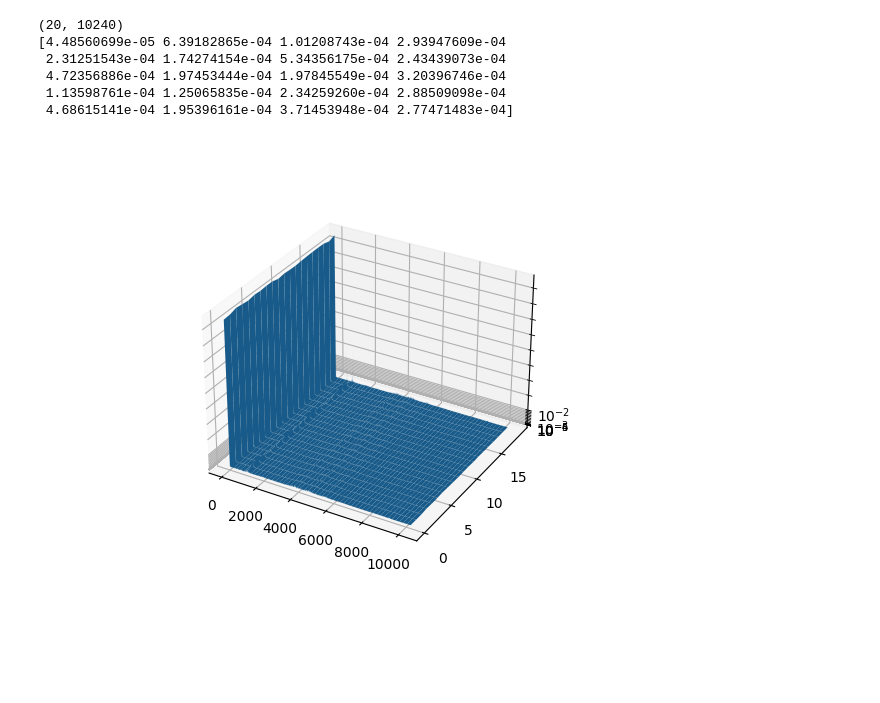
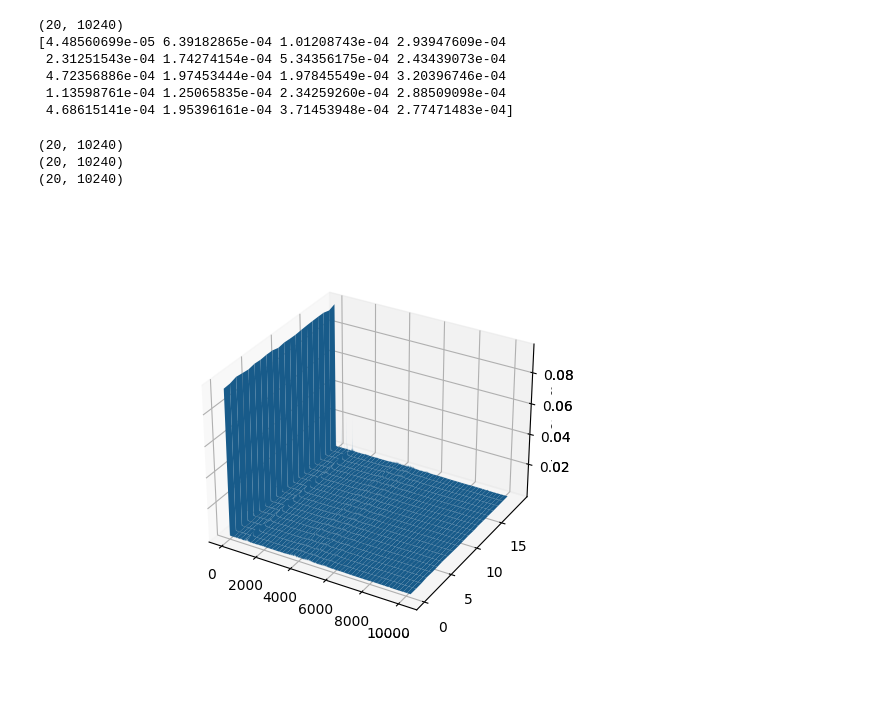
Before and after one commit to arielpriarone/Thesis, a Jupyter notebook: notebooks/001-test-ims-data.ipynb, the cells around one changed output. Drawn from its saved outputs; the diff is of its cells as text; code cells hidden in the pictures; blank space fills up the shorter version.

Commit message:
first workind 3d plot with real data

```diff
--- a/notebooks/001-test-ims-data.ipynb
+++ b/notebooks/001-test-ims-data.ipynb
@@ -50,16 +50,23 @@ print(freqAnaly[:,80])
  1.13598761e-04 1.25065835e-04 2.34259260e-04 2.88509098e-04
  4.68615141e-04 1.95396161e-04 3.71453948e-04 2.77471483e-04]
 # %%
-from mpl_toolkits.mplot3d import axes3d
+from mpl_toolkits import mplot3d
 x = np.arange(0,freqAnaly.shape[1],1)
 y = np.arange(0,freqAnaly.shape[0],1)
 X,Y = np.meshgrid(x,y)
+# Plot a 3D surface
+print(X.shape)
+print(Y.shape)
+print(freqAnaly.shape)
 fig = plt.figure('figure1')
-ax = fig.add_subplot(111, projection='3d')
-# Plot a 3D surface
-ax.plot (X, Y, freqAnaly)
-ax.set_zscale('log')
+ax = plt.axes(projection='3d')
+
+# Create surface plot
+ax.plot_surface(X, Y, freqAnaly)
 
 plt.show()
 # %% [output]
+(20, 10240)
+(20, 10240)
+(20, 10240)
-[figure, old version]
+[figure, new version]
```
